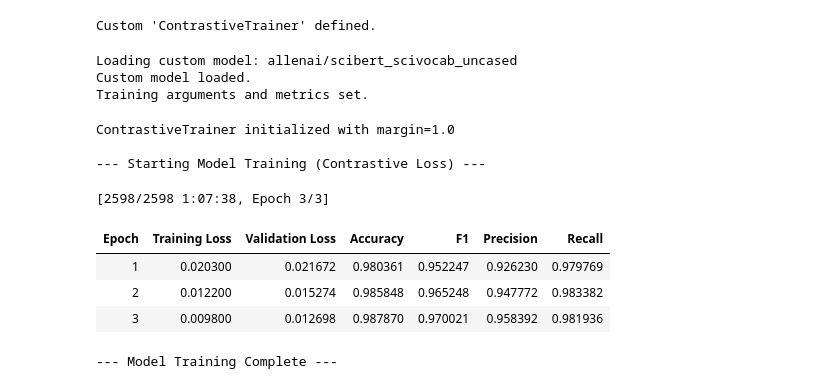
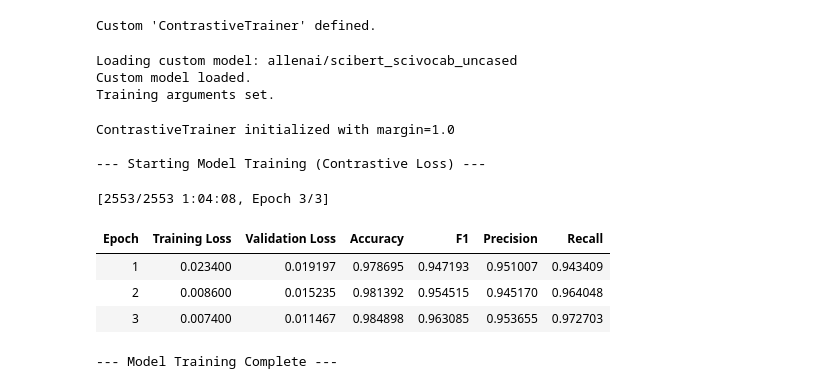
Before and after one commit to ku6kaw/S2ORCRanker, a Jupyter notebook: training/SBERT-C_train_siamese_contrastive.ipynb, the cells around one changed output. Drawn from its saved outputs; the diff is of its cells as text; code cells hidden in the pictures.

```diff
--- a/training/SBERT-C_train_siamese_contrastive.ipynb
+++ b/training/SBERT-C_train_siamese_contrastive.ipynb
@@ -197,20 +199,14 @@ print(f"Loading custom model: {MODEL_CHECKPOINT}")
 model = SiameseContrastiveModel.from_pretrained(MODEL_CHECKPOINT, num_labels=2).to(device)
 print("Custom model loaded.")
 
-# 評価指標を計算する関数 (距離ベース)
 def compute_metrics(eval_pred):
-    # eval_pred.predictions は (vec_x, vec_y) のタプル
     vec_x, vec_y = eval_pred.predictions
     labels = eval_pred.label_ids
 
-    # 距離を計算
-    distance = 1 - F.cosine_similarity(torch.tensor(vec_x), torch.tensor(vec_y))
-
-    # しきい値(METRICS_THRESHOLD)に基づいて予測 (0 or 1)
-    # 距離がしきい値より「小さければ」正例(1)、大きければ負例(0)
+    distance = F.pairwise_distance(torch.tensor(vec_x), torch.tensor(vec_y))
     preds = (distance < METRICS_THRESHOLD).int()
 
-    precision, recall, f1, _ = precision_recall_fscore_support(labels, preds, average='binary')
+    precision, recall, f1, _ = precision_recall_fscore_support(labels, preds, average='binary', zero_division=0)
     acc = accuracy_score(labels, preds)
     return {'accuracy': acc, 'f1': f1, 'precision': precision, 'recall': recall}
 
@@ -218,44 +214,51 @@ def compute_metrics(eval_pred):
 training_args = TrainingArguments(
     output_dir=OUTPUT_MODEL_DIR,
     learning_rate=LEARNING_RATE,
-    per_device_train_batch_size=BATCH_SIZE,
-    per_device_eval_batch_size=BATCH_SIZE,
+    per_device_train_batch_size=BATCH_SIZE, # 128
+    per_device_eval_batch_size=BATCH_SIZE, # 128
     num_train_epochs=EPOCHS,
     weight_decay=0.01,
     evaluation_strategy="epoch",
     save_strategy="epoch",
     load_best_model_at_end=True,
-    logging_steps=100,
+
+    # ▼▼▼ 修正点: ログの戦略を "steps" にし、頻度を細かくする ▼▼▼
+    logging_strategy="steps",    # "epoch" から "steps" に変更
+    logging_steps=10,            # 100ステップごと -> 10ステップごと
+    # ▲▲▲ ------------------------------------------ ▲▲▲
+
+    warmup_ratio=0.1,
 )
-print("Training arguments and metrics set.")
+print("Training arguments set.")
 # %% [output]
 Loading custom model: allenai/scibert_scivocab_uncased
 Custom model loaded.
-Training arguments and metrics set.
+Training arguments set.
 # %%
 # --- 7. 訓練の開始 ---
 trainer = ContrastiveTrainer(
     model=model,
     args=training_args,
     train_dataset=tokenized_datasets["train"],
     eval_dataset=tokenized_datasets["validation"],
-    tokenizer=tokenizer,
+    # tokenizerは不要
     compute_metrics=compute_metrics,
-    margin=CONTRASTIVE_MARGIN # カスタムTrainerにマージンを渡す
+    margin=CONTRASTIVE_MARGIN
+    # ▼▼▼ 修正点: pos_weight を削除 ▼▼▼
 )
 
 print("\n--- Starting Model Training (Contrastive Loss) ---")
 trainer.train()
 print("--- Model Training Complete ---")
 # %% [output]
 ContrastiveTrainer initialized with margin=1.0
 
 --- Starting Model Training (Contrastive Loss) ---
-[2598/2598 1:07:38, Epoch 3/3]
+[2553/2553 1:04:08, Epoch 3/3]
 | Epoch | Training Loss | Validation Loss | Accuracy | F1 | Precision | Recall |
-| 1 | 0.020300 | 0.021672 | 0.980361 | 0.952247 | 0.926230 | 0.979769 |
-| 2 | 0.012200 | 0.015274 | 0.985848 | 0.965248 | 0.947772 | 0.983382 |
-| 3 | 0.009800 | 0.012698 | 0.987870 | 0.970021 | 0.958392 | 0.981936 |
+| 1 | 0.023400 | 0.019197 | 0.978695 | 0.947193 | 0.951007 | 0.943409 |
+| 2 | 0.008600 | 0.015235 | 0.981392 | 0.954515 | 0.945170 | 0.964048 |
+| 3 | 0.007400 | 0.011467 | 0.984898 | 0.963085 | 0.953655 | 0.972703 |
 --- Model Training Complete ---
 # %%
 # --- 8. モデルの保存 ---
```
Also changed, not shown: parts of 7 cells of this notebook.
